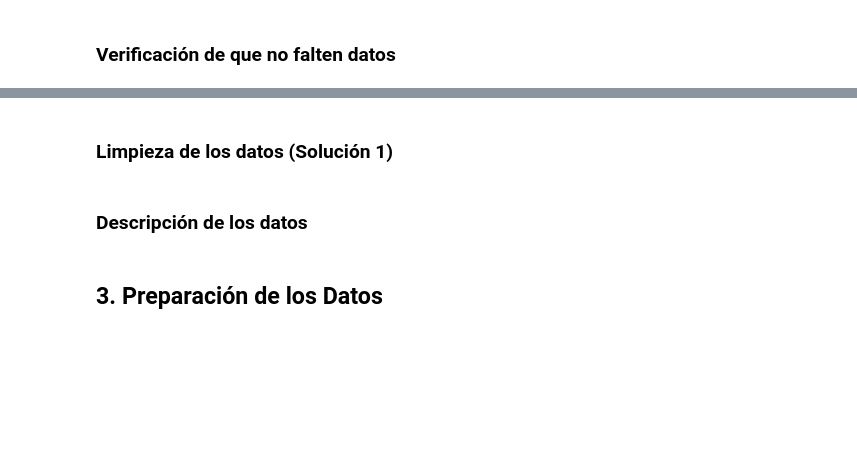
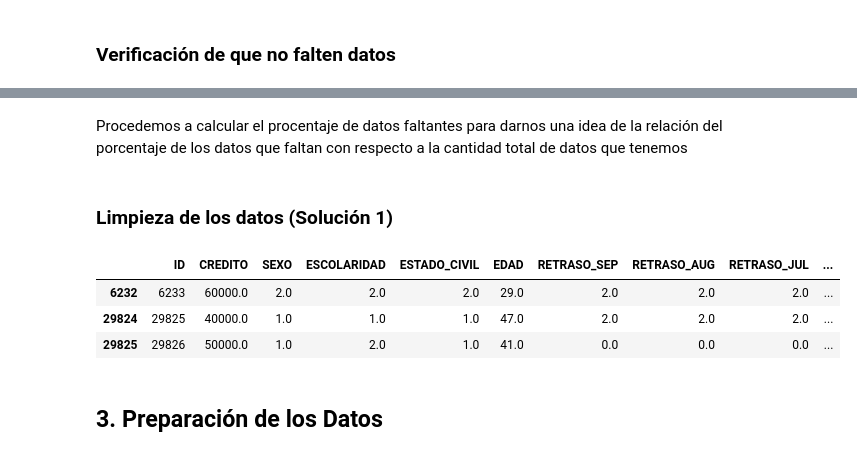
Before and after one commit to PosgradoMNA/actividades-de-aprendizaje-armandoBringas-a01200230, a Jupyter notebook: Activity_week_3/Week_3-Activity_1/Actividad-1.ipynb, the cells around one changed output, grey strips where cells are left out. Drawn from its saved outputs; the diff is of its cells as text; code cells hidden in the pictures; blank space fills up the shorter version.

```diff
--- a/Activity_week_3/Week_3-Activity_1/Actividad-1.ipynb
+++ b/Activity_week_3/Week_3-Activity_1/Actividad-1.ipynb
@@ -217,0 +236,2 @@ missing_value_df
+# %% [markdown]
+Procedemos a calcular el procentaje de datos faltantes para darnos una idea de la relación del porcentaje de los datos que faltan con respecto a la cantidad total de datos que tenemos
@@ -218,4 +242,2 @@ missing_value_df
 # %% [markdown]
 ### Limpieza de los datos (Solución 1)
-# %% [markdown]
-### Descripción de los datos
@@ -225,3 +244,10 @@ ndf[['SEXO', 'ESCOLARIDAD', 'ESTADO_CIVIL', 'PREPAGO']].describe()
+# %%
+df[df['Y_PREPAGO'].isna()]
+# %% [output]
+|  | ID | CREDITO | SEXO | ESCOLARIDAD | ESTADO_CIVIL | EDAD | RETRASO_SEP | RETRASO_AUG | RETRASO_JUL | ... |
+| 6232 | 6233 | 60000.0 | 2.0 | 2.0 | 2.0 | 29.0 | 2.0 | 2.0 | 2.0 | ... |
+| 29824 | 29825 | 40000.0 | 1.0 | 1.0 | 1.0 | 47.0 | 2.0 | 2.0 | 2.0 | ... |
+| 29825 | 29826 | 50000.0 | 1.0 | 2.0 | 1.0 | 41.0 | 0.0 | 0.0 | 0.0 | ... |
 # %% [markdown]
 ## 3. Preparación de los Datos
 # %% [markdown]
```
Also changed, not shown: parts of 24 cells of this notebook.
